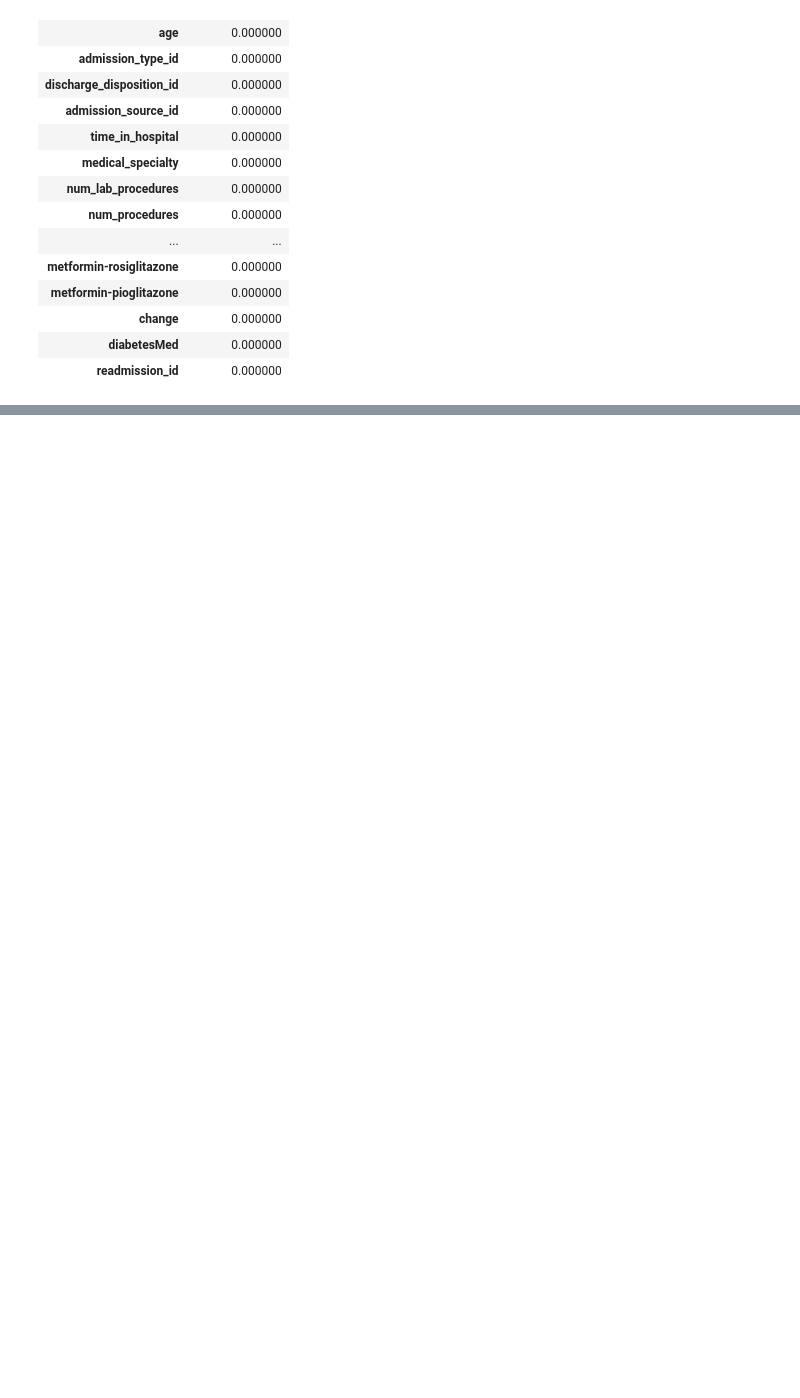
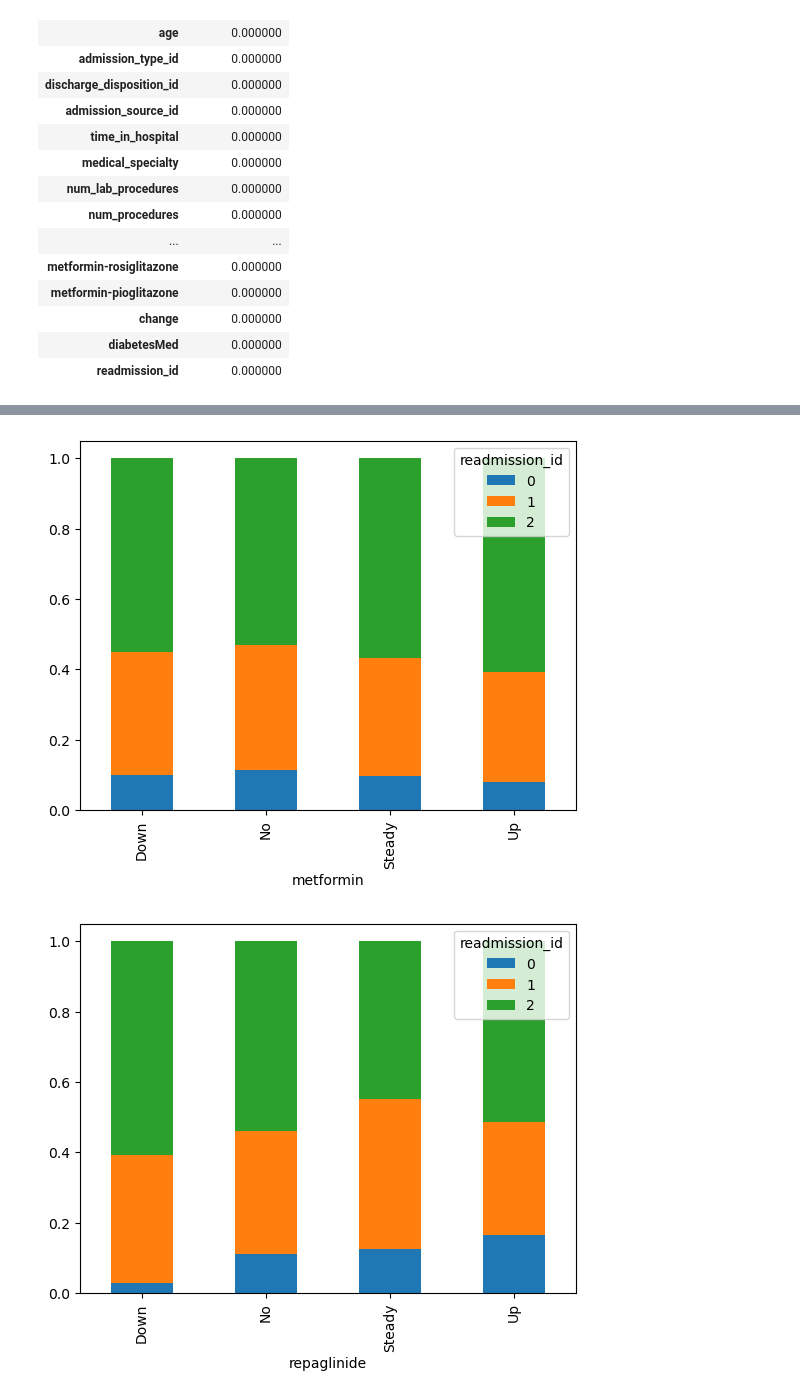
Before and after one commit to SSS-192858/Canadian_re-admittance_ML, a Jupyter notebook: data_cleansing.ipynb, the cells around one changed output, grey strips where cells are left out. Saved outputs shown, nothing was run; the diff lists cells and outputs as text; code cells hidden in the pictures; blank space fills up the shorter version.

```diff
--- a/data_cleansing.ipynb
+++ b/data_cleansing.ipynb
@@ -160,0 +187,4 @@ percentages_df
+# %%
+for col in df.loc[:,'metformin':'diabetesMed']:
+    med_groups = df.groupby(by=[col])
+    print(med_groups.count().iloc[:, 0])
@@ -160,0 +221,7 @@ percentages_df
+# %%
+for col in df.loc[:,'metformin':'diabetesMed']:
+    df_grouped = df.groupby(by=col)['readmission_id'].value_counts(normalize=True).unstack('readmission_id')
+    df_grouped.plot.bar(stacked=True)
+# %% [output]
+[figure, added]
+[figure, added]
```
Also changed, not shown: parts of 24 cells of this notebook.
